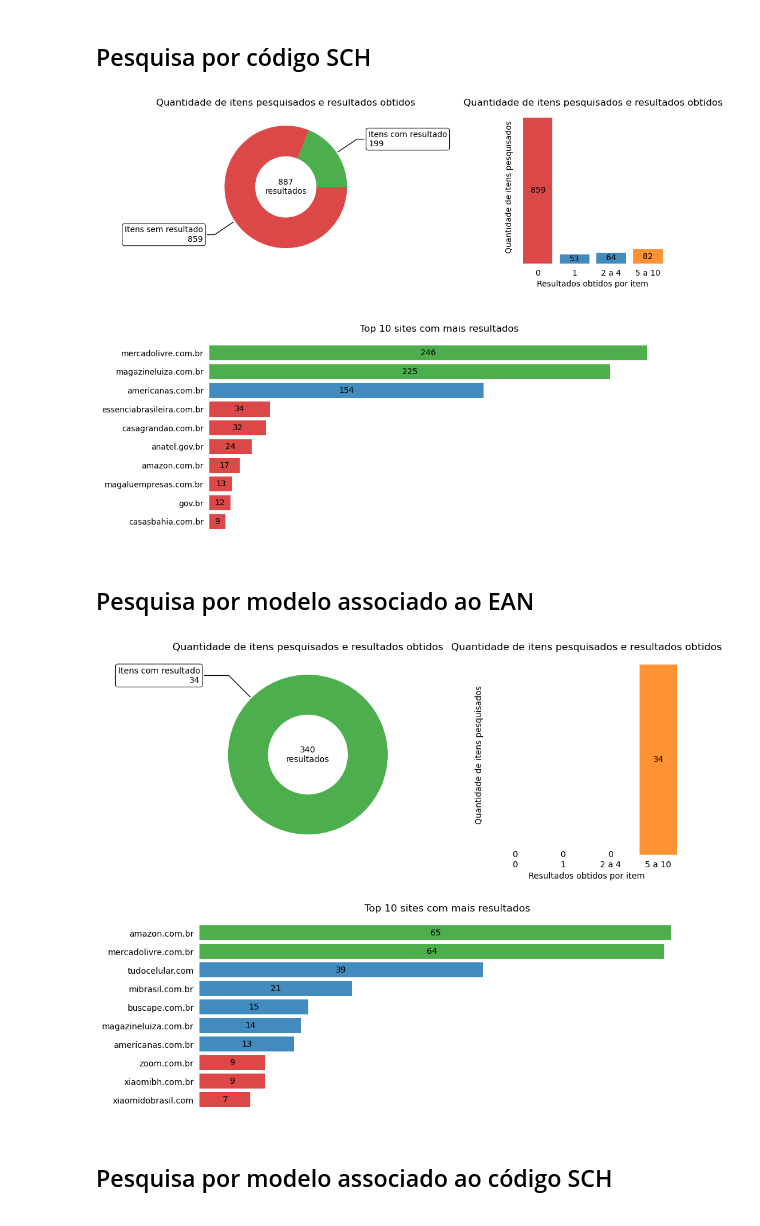
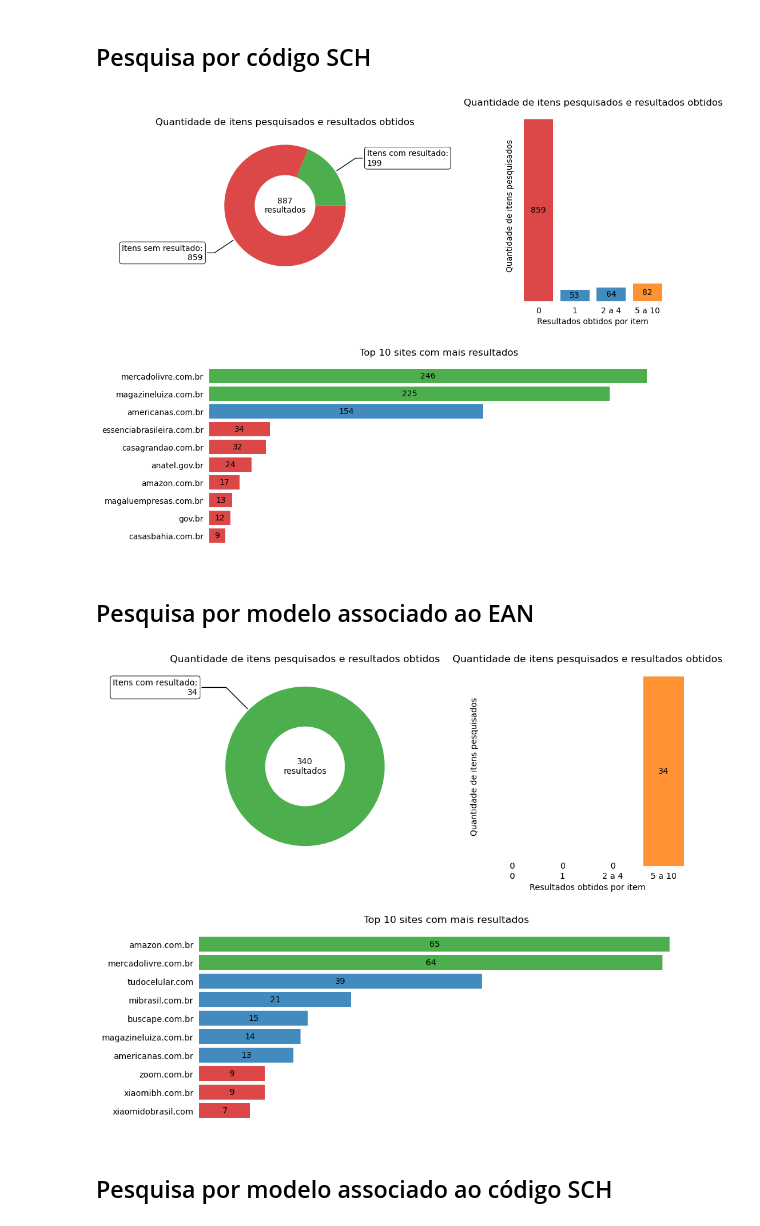
Before and after one commit to InovaFiscaliza/certificacao-homologacao, a Jupyter notebook: analise_exploratoria.ipynb, the cells around one changed output. Cells and saved outputs as stored; diff of their text form; code cells hidden in the pictures.

Commit message:
Renomeadas e refatoradas as funções de plot

```diff
--- a/analise_exploratoria.ipynb
+++ b/analise_exploratoria.ipynb
@@ -110,5 +115,5 @@ def plot_items_results(df):
 # %%
-def plot_results_count(df,bins=DEFAULT_BINS):
+def plot_items_results_count(df,bins=DEFAULT_BINS,ax=None):
 
     df['results'] = df['url'].apply(lambda x: 0 if x is None else 1)
     df['netloc'] = df['url'].map(extract_site)
@@ -134,7 +139,11 @@ def plot_results_count(df,bins=DEFAULT_BINS):
         arg_max_count = heights_argsort[-1]
     bar_colors[arg_max_count] = 'tab:orange'
 
-    fig, ax = plt.subplots()
+    if not ax:
+        fig, ax = plt.subplots()
+        plot_show = True
+    else:
+        plot_show = False
 
     for i in range(len(heights)):
         p = ax.bar(x_labels[i],heights[i], color=bar_colors[i], alpha=0.85)
@@ -154,9 +163,10 @@ def plot_results_count(df,bins=DEFAULT_BINS):
     ax.set_xlabel('Resultados obtidos por item')
     ax.set_title('Quantidade de itens pesquisados e resultados obtidos')
 
-    plt.show()
+    if plot_show:
+        plt.show()
 # %%
-def plot_top_sites(df,n_top=10):
+def plot_items_results_top_sites(df,n_top=10,ax=None):
 
     df['results'] = df['url'].apply(lambda x: 0 if x is None else 1)
     df['netloc'] = df['url'].map(extract_site)
@@ -178,7 +188,11 @@ def plot_top_sites(df,n_top=10):
 
     y_pos = np.arange(len(top_sites))
 
-    fig, ax = plt.subplots()
+    if not ax:
+        fig, ax = plt.subplots()
+        plot_show = True
+    else:
+        plot_show = False
 
     for i in range(n_top):
         p = ax.barh(y_pos[i], top_sites_count[i], color = bar_colors[i], align='center', alpha=0.85)
@@ -198,4 +212,5 @@ def plot_top_sites(df,n_top=10):
     ax.spines['top'].set_visible(False)
     ax.spines['bottom'].set_visible(False)
 
-    plt.show()
+    if plot_show:
+        plt.show()
@@ -367,3 +217,18 @@ def plot_results_dashborard(df, bins=DEFAULT_BINS, n_top=DEFAULT_N_TOP_SITES):
+# %%
+def plot_items_results_dashboard(df):
+    # Figuras
+    fig = plt.figure(figsize=(10, 8), layout='constrained')
+    axs = fig.subplot_mosaic([['items_results','items_results_count'],
+                              ['items_results_top_sites','items_results_top_sites']])
+    for ax in axs:
+        fig.get_layout_engine().set(hspace=0.1, wspace=0.1)
+
+
+    plot_items_results(df,ax=axs['items_results'])
+    plot_items_results_count(df,ax=axs['items_results_count'])
+    plot_items_results_top_sites(df,ax=axs['items_results_top_sites'])
+
+    plt.show()
 # %% [markdown]
 # Carga e preparação dos dados
 # %% [markdown]
@@ -491,15 +356,15 @@ plot_results_dashborard(df_search_results_ean)
 # %% [markdown]
 ## Pesquisa por código SCH
 # %%
-plot_results_dashborard(df_search_results_sch)
+plot_items_results_dashboard(df_search_results_sch)
 # %% [output]
-[figure, old version]
+[figure, new version]
 # %% [markdown]
 ## Pesquisa por modelo associado ao EAN
 # %%
-plot_results_dashborard(df_search_results_ean_models)
+plot_items_results_dashboard(df_search_results_ean_models)
 # %% [output]
-[figure, old version]
+[figure, new version]
 # %% [markdown]
 ## Pesquisa por modelo associado ao código SCH
 # %%
```
Also changed, not shown: parts of 5 cells of this notebook.
